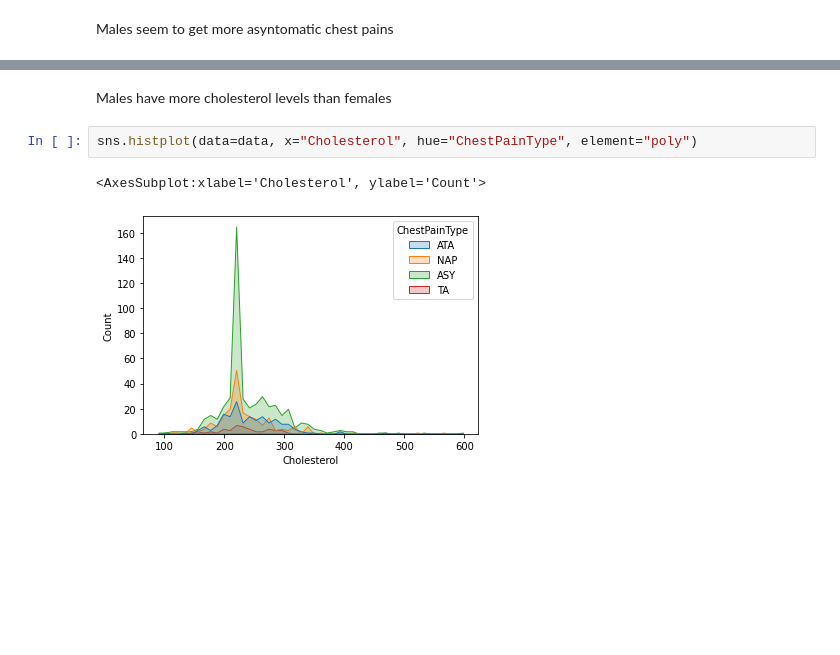
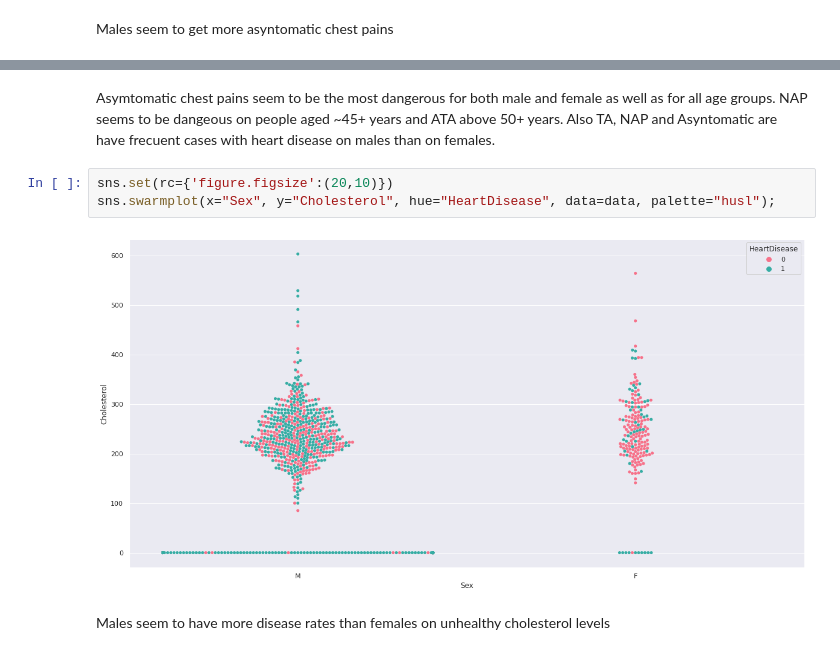
Before and after one commit to Lemonpi3/Heart-disease, a Jupyter notebook: heartfailure.ipynb, the cells around one changed output, grey strips where cells are left out. Saved outputs shown, nothing was run; the diff lists cells and outputs as text; blank space fills up the shorter version.

```diff
--- a/heartfailure.ipynb
+++ b/heartfailure.ipynb
@@ -246,7 +232,9 @@ sns.histplot(data=data, x="Cholesterol", hue="Sex")
+# %% [markdown]
+Asymtomatic chest pains seem to be the most dangerous for both male and female as well as for all age groups. NAP seems to be dangeous on people aged ~45+ years and ATA above 50+ years. Also TA, NAP and Asyntomatic are have frecuent cases with heart disease on males than on females.
+# %%
+sns.set(rc={'figure.figsize':(20,10)})
+sns.swarmplot(x="Sex", y="Cholesterol", hue="HeartDisease", data=data, palette="husl");
+# %% [output]
+[figure, added]
 # %% [markdown]
-Males have more cholesterol levels than females
+Males seem to have more disease rates than females on unhealthy cholesterol levels
-# %%
-sns.histplot(data=data, x="Cholesterol", hue="ChestPainType", element="poly")
-# %% [output]
-<AxesSubplot:xlabel='Cholesterol', ylabel='Count'>
-[figure, removed]
```
Also changed, not shown: parts of 41 cells of this notebook.
